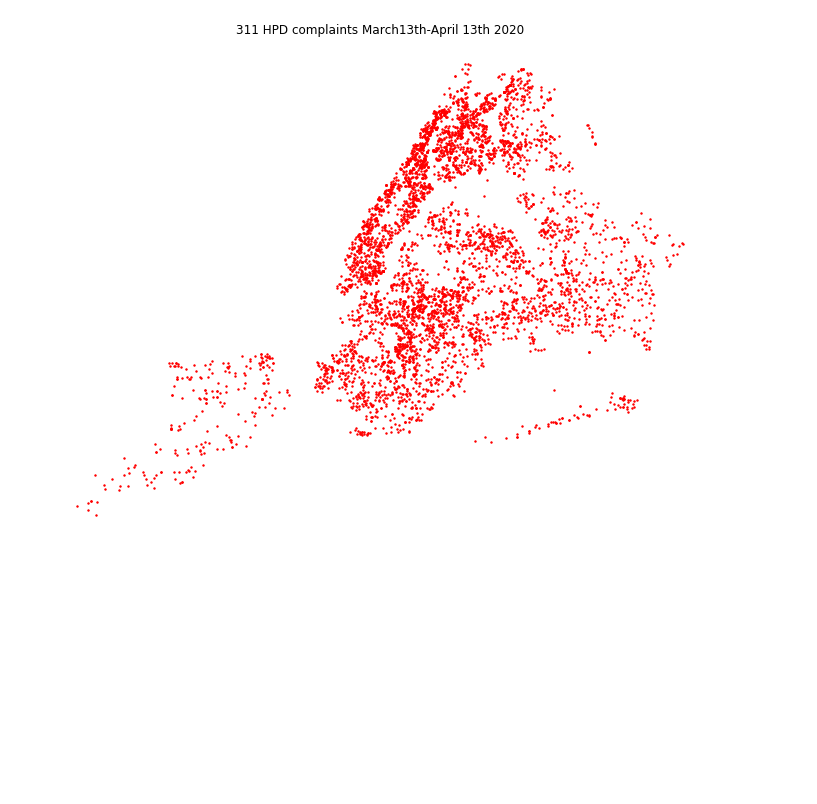
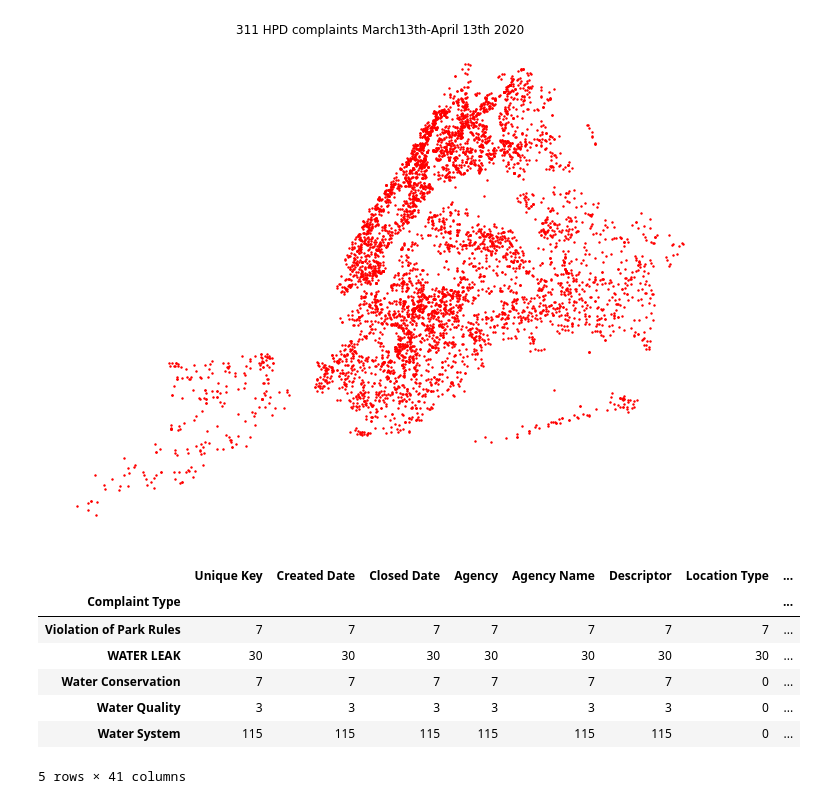
Before and after one commit to alanalanlu/SUE-lab, a Jupyter notebook: class_10.ipynb, the cells around one changed output. Cells and saved outputs as stored; diff of their text form; code cells hidden in the pictures; blank space fills up the shorter version.

```diff
--- a/class_10.ipynb
+++ b/class_10.ipynb
@@ -415,3 +415,16 @@ plt.show()
 # %% [output]
 [figure]
 [figure]
+# %%
+hpd19_count_type = hpd19.groupby(['Complaint Type']).count()
+hpd20_count_type = hpd20.groupby(['Complaint Type']).count()
+hpd20_count_type.tail()
+# %% [output]
+|  | Unique Key | Created Date | Closed Date | Agency | Agency Name | Descriptor | Location Type | ... |
+| Complaint Type |  |  |  |  |  |  |  | ... |
+| Violation of Park Rules | 7 | 7 | 7 | 7 | 7 | 7 | 7 | ... |
+| WATER LEAK | 30 | 30 | 30 | 30 | 30 | 30 | 30 | ... |
+| Water Conservation | 7 | 7 | 7 | 7 | 7 | 7 | 0 | ... |
+| Water Quality | 3 | 3 | 3 | 3 | 3 | 3 | 0 | ... |
+| Water System | 115 | 115 | 115 | 115 | 115 | 115 | 0 | ... |
+5 rows × 41 columns
```
Also changed, not shown: parts of 4 cells of this notebook.
